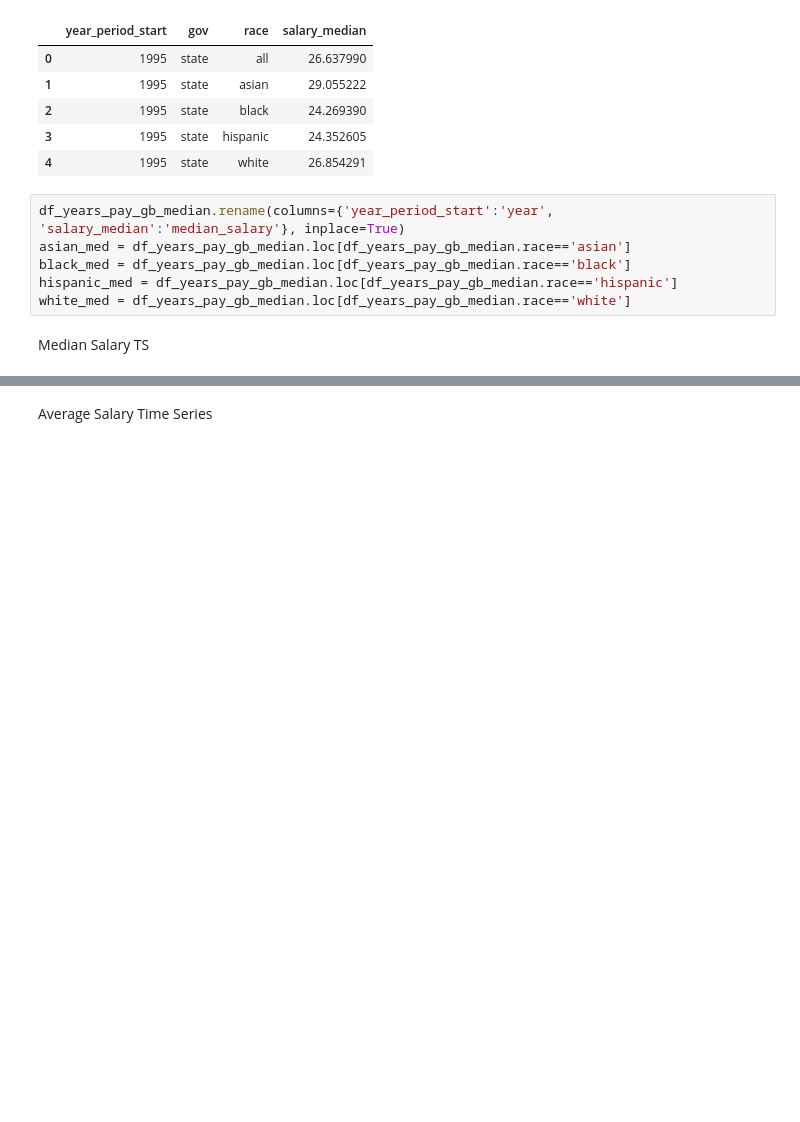
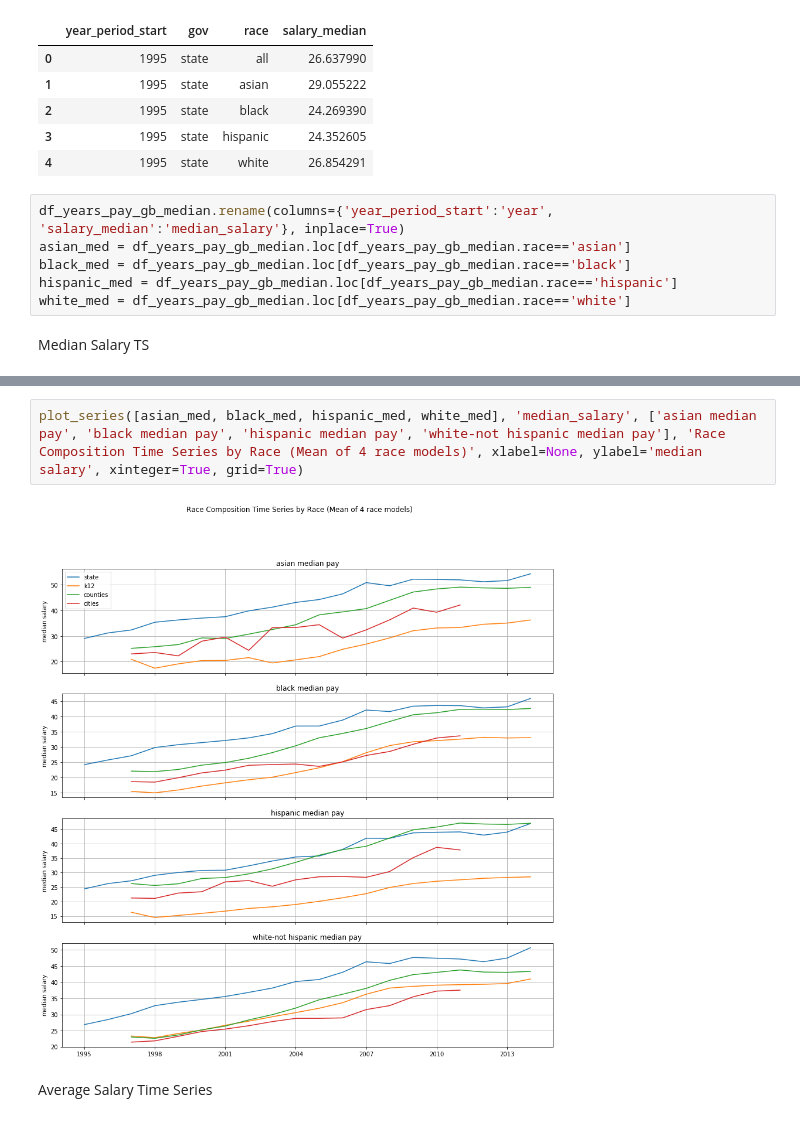
Before and after one commit to soodoku/public_employee_diversity, a Jupyter notebook: notebook/race_impute2.ipynb, the cells around one changed output, grey strips where cells are left out. Drawn from its saved outputs; the diff is of its cells as text; blank space fills up the shorter version.

```diff
--- a/notebook/race_impute2.ipynb
+++ b/notebook/race_impute2.ipynb
@@ -531,2 +496,6 @@ Text(0.5, 0.98, 'Median Salary Time Series by Race (Mean of 4 race models)')
+# %%
+plot_series([asian_med, black_med, hispanic_med, white_med], 'median_salary', ['asian median pay', 'black median pay', 'hispanic median pay', 'white-not hispanic median pay'], 'Race Composition Time Series by Race (Mean of 4 race models)', xlabel=None, ylabel='median salary', xinteger=True, grid=True)
+# %% [output]
+[figure, added]
 # %% [markdown]
 Average Salary Time Series
```
Also changed, not shown: parts of 17 cells of this notebook.
